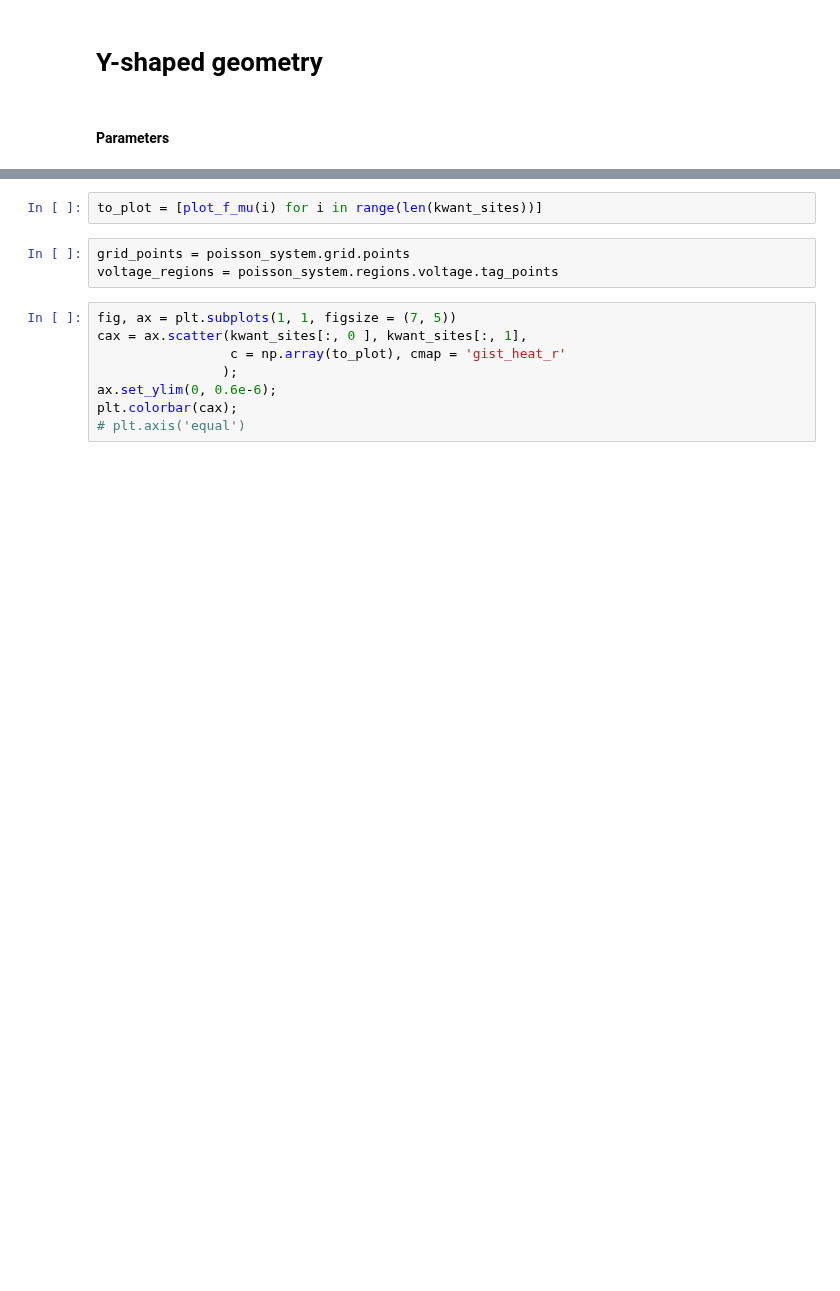
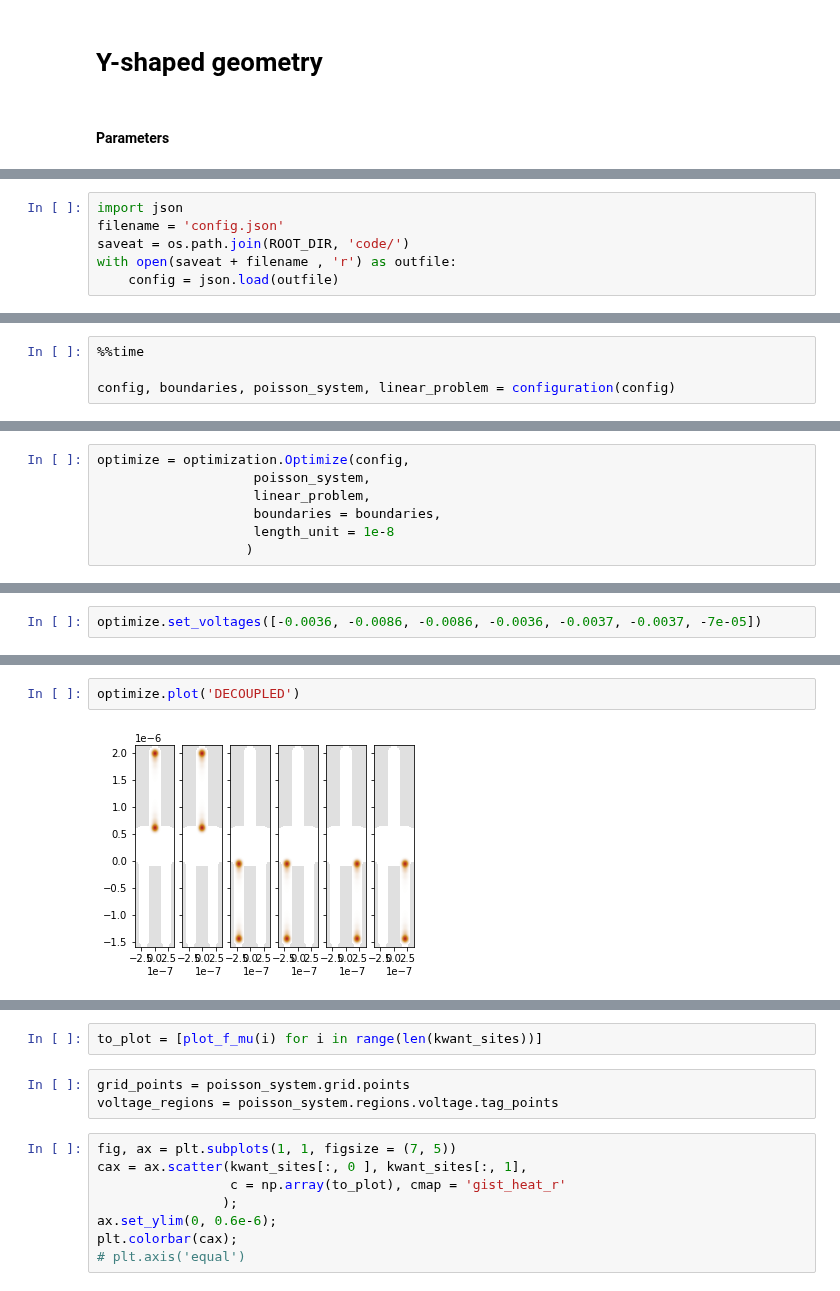
Before and after one commit to Satin21/Trijunction, a Jupyter notebook: analysis/Y.ipynb, the cells around one changed output, grey strips where cells are left out. Cells and saved outputs as stored; diff of their text form; blank space fills up the shorter version.

```diff
--- a/analysis/Y.ipynb
+++ b/analysis/Y.ipynb
@@ -975,0 +44,6 @@ kwant_sites = np.array(list(site.pos for site in trijunction.sites))
+# %%
+import json
+filename = 'config.json'
+saveat = os.path.join(ROOT_DIR, 'code/')
+with open(saveat + filename , 'r') as outfile:
+    config = json.load(outfile)
@@ -975,0 +52,4 @@ kwant_sites = np.array(list(site.pos for site in trijunction.sites))
+# %%
+%%time
+
+config, boundaries, poisson_system, linear_problem = configuration(config)
@@ -975,0 +76,7 @@ kwant_sites = np.array(list(site.pos for site in trijunction.sites))
+# %%
+optimize = optimization.Optimize(config,
+                    poisson_system,
+                    linear_problem,
+                    boundaries = boundaries,
+                    length_unit = 1e-8
+                   )
@@ -975,0 +113,2 @@ kwant_sites = np.array(list(site.pos for site in trijunction.sites))
+# %%
+optimize.set_voltages([-0.0036, -0.0086, -0.0086, -0.0036, -0.0037, -0.0037, -7e-05])
@@ -975,0 +131,4 @@ kwant_sites = np.array(list(site.pos for site in trijunction.sites))
+# %%
+optimize.plot('DECOUPLED')
+# %% [output]
+[figure, added]
```
Also changed, not shown: parts of 114 cells of this notebook, 11 other files.
